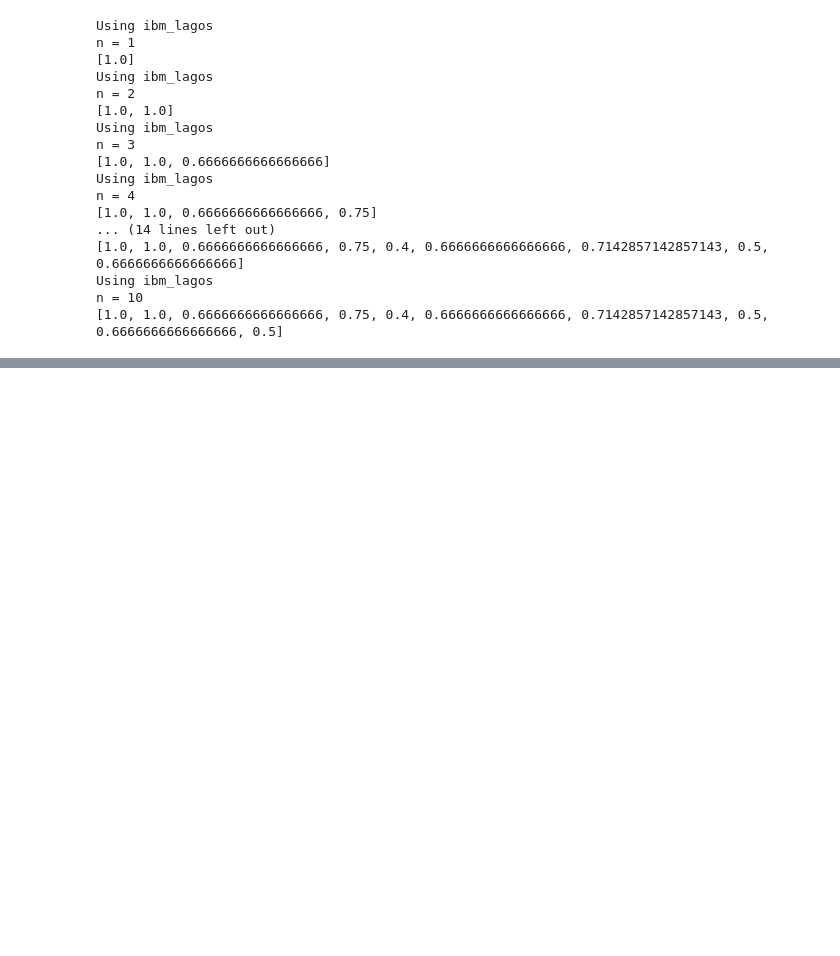
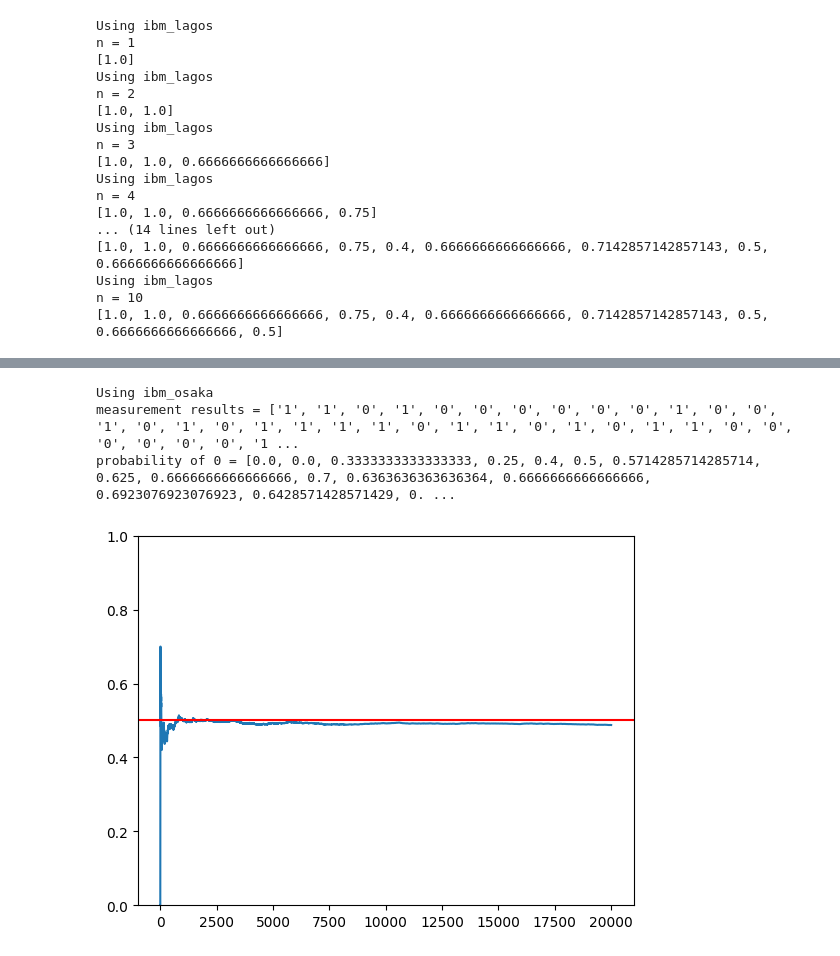
Before and after one commit to buttegggggggg/i_use_quantum_do_something_cool, a Jupyter notebook: 觀察 n = 1~4.ipynb, the cells around one changed output, grey strips where cells are left out. Drawn from its saved outputs; the diff is of its cells as text; code cells hidden in the pictures; blank space fills up the shorter version.

```diff
--- a/觀察 n = 1~4.ipynb
+++ b/觀察 n = 1~4.ipynb
@@ -64,0 +142,7 @@ from qiskit.providers.ibmq import least_busy
+# %%
+run_circuits(1, 20000,IBMQ_backends.least_busy)
+# %% [output]
+Using ibm_osaka
+measurement results = ['1', '1', '0', '1', '0', '0', '0', '0', '0', '0', '1', '0', '0', '1', '0', '1', '0', '1', '1', '1', '1', '0', '1', '1', '0', '1', '0', '1', '1', '0', '0', '0', '0', '0', '0', '1 ...
+probability of 0 = [0.0, 0.0, 0.3333333333333333, 0.25, 0.4, 0.5, 0.5714285714285714, 0.625, 0.6666666666666666, 0.7, 0.6363636363636364, 0.6666666666666666, 0.6923076923076923, 0.6428571428571429, 0. ...
+[figure, added]
```
Also changed, not shown: parts of 7 cells of this notebook.
